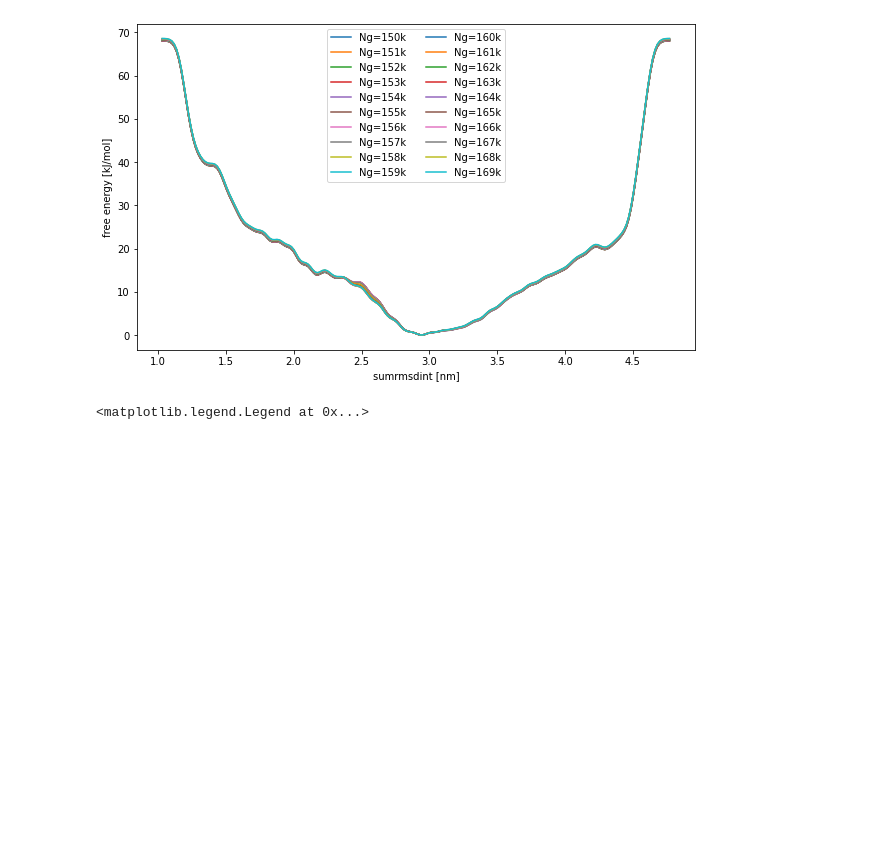
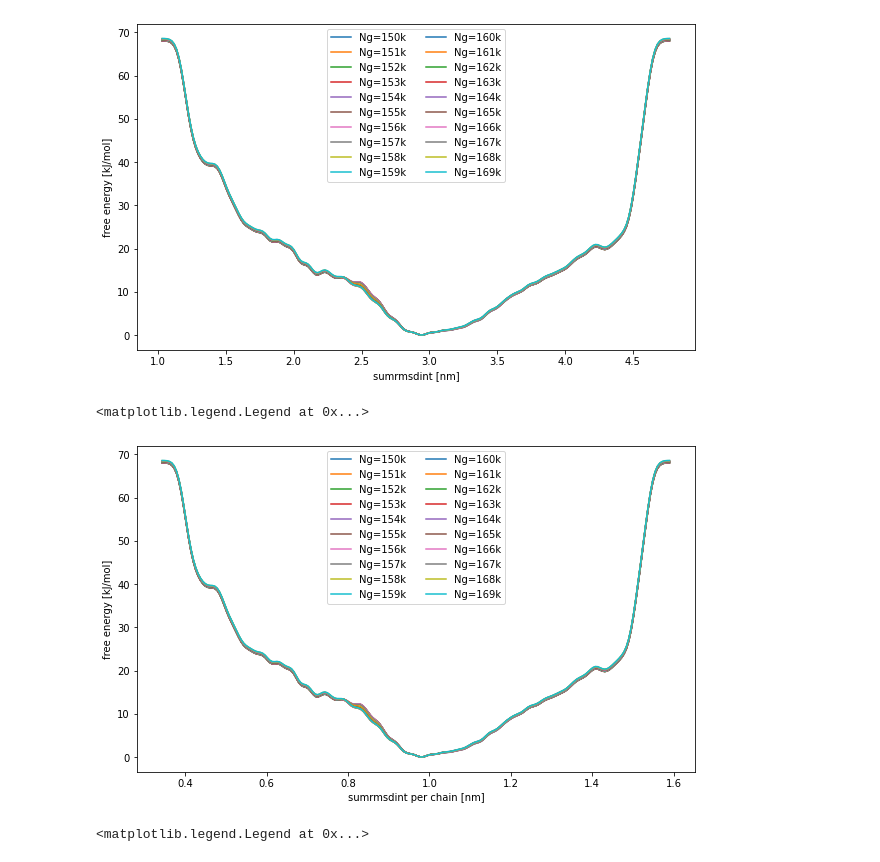
Before and after one commit to lauricella/tau-analysis, a Jupyter notebook: trimer/bias_2/analisi.trimer.b2.ipynb, the cells around one changed output. Saved outputs shown, nothing was run; the diff lists cells and outputs as text; code cells hidden in the pictures; blank space fills up the shorter version.

Commit message:
ADD: rmsd per chain

```diff
--- a/trimer/bias_2/analisi.trimer.b2.ipynb
+++ b/trimer/bias_2/analisi.trimer.b2.ipynb
@@ -77,6 +77,19 @@ plt.legend(ncol=2)
 # %% [output]
 <matplotlib.legend.Legend at 0x...>
 [figure]
+# %%
+plt.figure(figsize=(10,6))
+for i in range(150,170,1):
+
+    data=plumed.read_as_pandas("fes_"+str(i)+".dat")
+    plt.plot(data["sumrmsdint"]/3,data["file.free"], label="Ng="+str(int(i/1))+"k")
+
+plt.xlabel("sumrmsdint per chain [nm]")
+plt.ylabel("free energy [kJ/mol]")
+plt.legend(ncol=2)
+# %% [output]
+<matplotlib.legend.Legend at 0x...>
+[figure, added]
 # %%
 data_hills=plumed.read_as_pandas("HILLS")
 # %%
```
Also changed, not shown: parts of 3 cells of this notebook, 7 other files.
